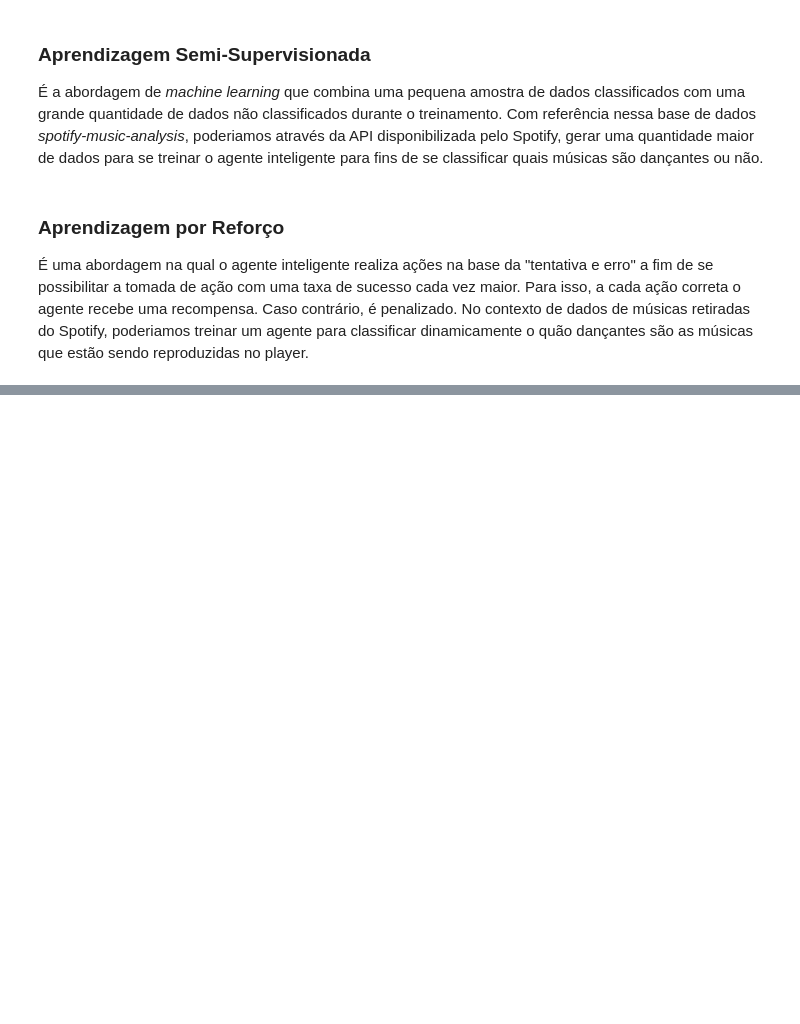
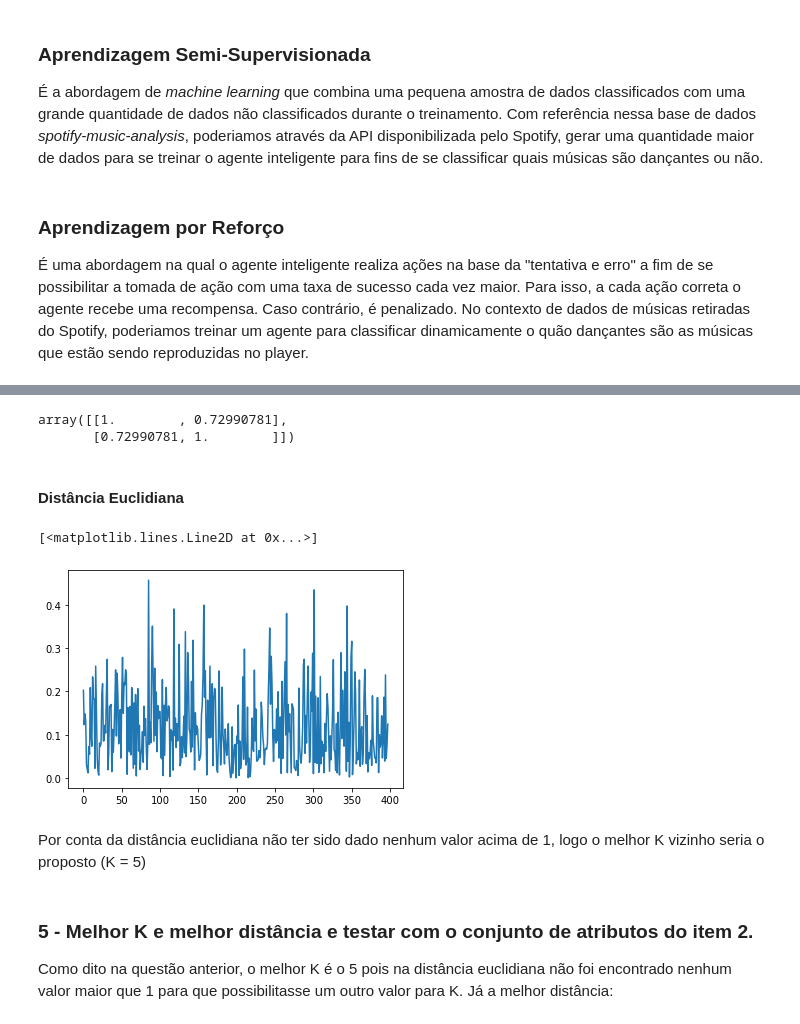
Before and after one commit to olv-c/introduction-to-artificial-intelligence, a Jupyter notebook: first-assignment/notebook/exam-answers-pt_br.ipynb, the cells around one changed output, grey strips where cells are left out. Saved outputs shown, nothing was run; the diff lists cells and outputs as text; code cells hidden in the pictures; blank space fills up the shorter version.

```diff
--- a/first-assignment/notebook/exam-answers-pt_br.ipynb
+++ b/first-assignment/notebook/exam-answers-pt_br.ipynb
@@ -48,7 +48,7 @@ Plotaremos um diagrama pra podermos obter a classificação visualmente:
 # %%
 import plotly.express as px
 
-df_sample = data_frame.sample(n=50)
+df_sample = data_frame.sample(n=500)
 
 mkey = []
 
@@ -91,0 +143,2 @@ No contexto de dados de músicas retiradas do Spotify, poderiamos treinar um age
+# %%
+data_frame.drop(data_frame.columns.difference(['energy','loudness','liveness','valence']), 1, inplace=True)
@@ -91,0 +147,29 @@ No contexto de dados de músicas retiradas do Spotify, poderiamos treinar um age
+# %%
+import matplotlib.pyplot as plt
+from sklearn import cluster, neighbors, svm, metrics, preprocessing
+import numpy as np
+
+training_sample = data_frame.sample(frac=0.8, random_state=1)
+test_sample = pd.concat([data_frame, training_sample]).drop_duplicates(keep=False)
+
+training_target = training_sample["energy"]
+test_target = test_sample["energy"]
+
+copy_of_training_sample_with_energy_column = pd.DataFrame(training_sample)
+
+del test_sample["energy"]
+del training_sample["energy"]
+
+
+knn = neighbors.KNeighborsRegressor(n_neighbors=5, algorithm='auto')
+knn.fit(training_sample,training_target)
+
+resultKNN = knn.predict(test_sample)
+
+
+print("\nK-NN")
+print("Mean Squared Error:\n %0.2f" % (metrics.mean_squared_error(test_target, resultKNN, squared=True)))
+
+print("Mean Absolute Error:\n {:.2f}".format(metrics.mean_absolute_error(test_target, resultKNN)))
+
+print("Root Mean Squared Error:\n %0.2f" % (metrics.mean_squared_error(test_target, resultKNN, squared=False)))
@@ -91,0 +198,27 @@ No contexto de dados de músicas retiradas do Spotify, poderiamos treinar um age
+# %%
+np.corrcoef(x= test_target, y=resultKNN)
+# %% [output]
+array([[1.        , 0.72990781],
+       [0.72990781, 1.        ]])
+# %% [markdown]
+#### Distância Euclidiana
+# %%
+from scipy.spatial import distance
+dst = []
+test_target = pd.DataFrame(test_target.reset_index()['energy'])
+
+
+for i in test_target.index:
+    dst.append(distance.euclidean(test_target['energy'][i], resultKNN.item(i)))
+
+plt.plot(dst)
+# %% [output]
+[<matplotlib.lines.Line2D at 0x...>]
+[figure, added]
+# %% [markdown]
+Por conta da distância euclidiana não ter sido dado nenhum valor acima de 1, logo o melhor K vizinho seria o proposto (K = 5)
+# %% [markdown]
+### 5 - Melhor K e melhor distância e testar com o conjunto de atributos do item 2.
+
+Como dito na questão anterior, o melhor K é o 5 pois na distância euclidiana não foi encontrado nenhum valor maior que 1 para que possibilitasse um outro valor para K.
+Já a melhor distância:
```
Also changed, not shown: parts of 13 cells of this notebook.
